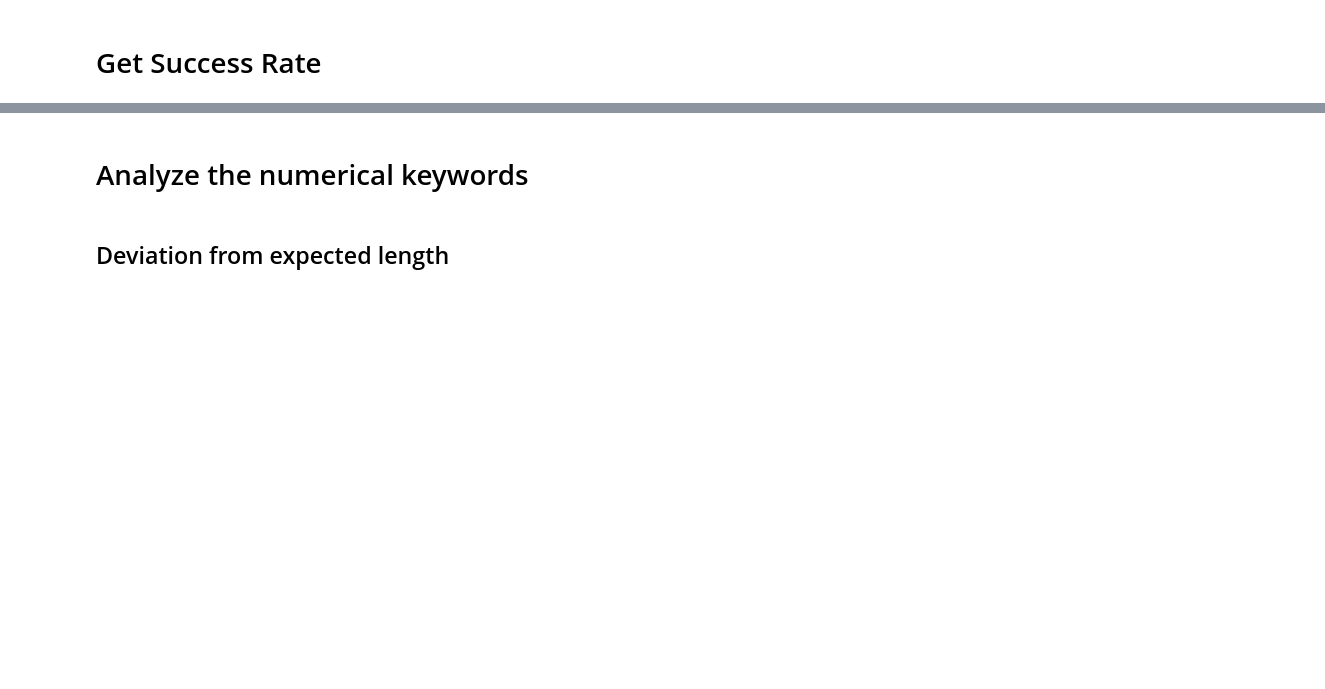
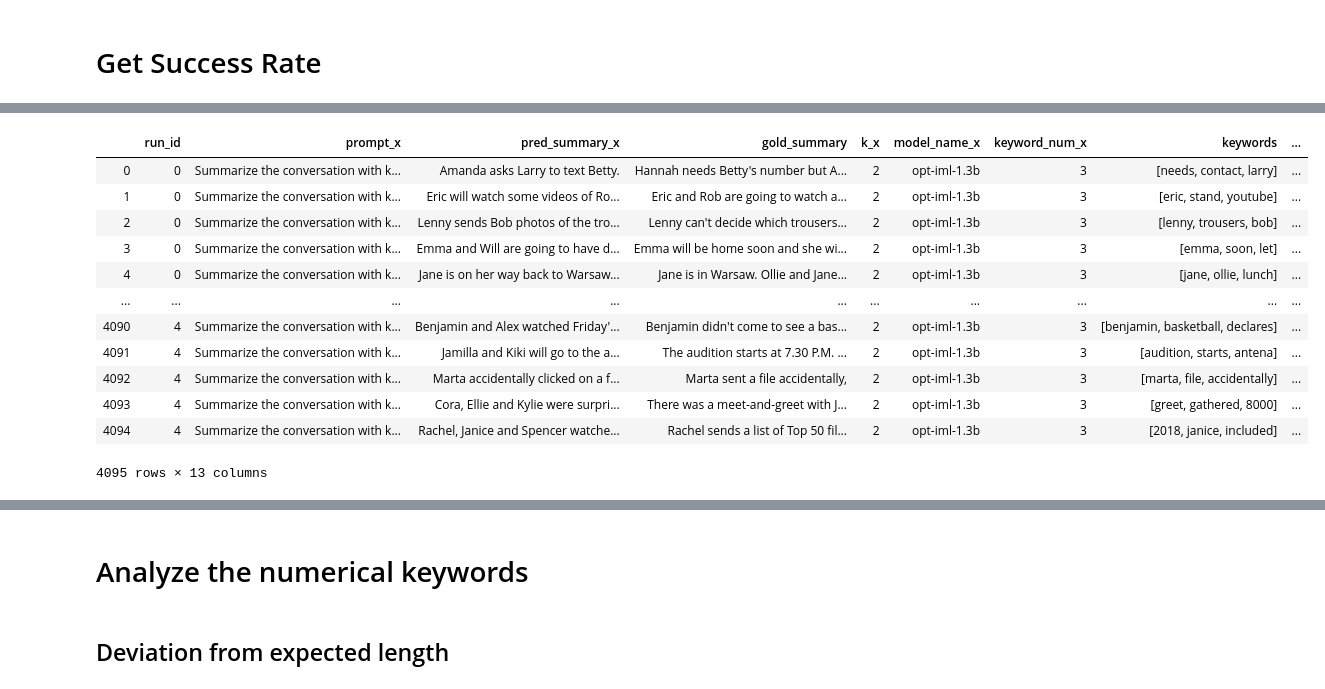
Before and after one commit to t170815518/control_dialogue_summarization_evaluation_benchmark, a Jupyter notebook: wandb.ipynb, the cells around one changed output, grey strips where cells are left out. Cells and saved outputs as stored; diff of their text form; code cells hidden in the pictures; blank space fills up the shorter version.

Commit message:
Add code to calculate success rate change

```diff
--- a/wandb.ipynb
+++ b/wandb.ipynb
@@ -381,7 +291,7 @@ def stem_sentence(sentence):
     # Join the stemmed words back into a sentence
     return stemmed_words
 # %%
-# get the success rate over runs
+# get the success rate over runs and save the keywords
 df = []
 missing_keywords2counts = defaultdict(lambda: 0)
 included_keywords2counts = defaultdict(lambda: 0)
@@ -394,9 +304,10 @@ for run_name, summaries in run2metric_table.items():
 
     summaries['keyword_num'] = summaries['keyword_num'].fillna(0)
     keyword_num = int(summaries['keyword_num'][0])
-    if keyword_num <= 0 or 'keywords' not in run_name:
-        continue
-    if 'nameReplace' in run_name or 'length' in run_name or 'replaceName' in run_name or 'randomLabel' in run_name or 'focus' in run_name:
+#     if keyword_num <= 0 or 'keywords' not in run_name:
+#         continue
+    if 'nameReplace' in run_name or 'length' in run_name or 'replaceName' in run_name or \
+        'randomLabel' in run_name or 'focus' in run_name or 'numeric' in run_name or 'keywords' in run_name:
         continue
 
     model_name = summaries['model_name'][0]
@@ -420,7 +331,7 @@ for run_name, summaries in run2metric_table.items():
                 start_i, end_i = re.search('\[.+\]', last_line).span()
                 keywords = [x.strip()[1:-1] for x in last_line[start_i+1:end_i-1].split(',')]
             except AttributeError:  # mt5 keywords are in different format
-                print('[debug] last_line = {}'.format(last_line))
+#                 print('[debug] last_line = {}'.format(last_line))
                 last_line = re.sub(r'<extra_id_\d+>', '',last_line)
                 last_line = last_line.split('Summary: ', maxsplit=1)[-1]
                 keywords = [x for x in last_line.split(' ') if len(x.strip()) >= 1]
@@ -526,0 +491,30 @@ df.groupby(['model_name']).std()
+# %%
+# calculate the original success rate
+keywords_summary_df['gold_summary'] = keywords_summary_df['gold_summary'].astype(str)
+direct_summary_df['gold_summary'] = direct_summary_df['gold_summary'].astype(str)
+merged_df = keywords_summary_df.merge(right=direct_summary_df,
+                        on=['gold_summary', 'run_id'],
+                         how='inner')
+
+keywords_num_total = 0
+included_keywords_num = 0
+
+missing_keywords2counts = defaultdict(lambda: 0)
+included_keywords2counts = defaultdict(lambda: 0)
+
+for _, row in merged_df.iterrows():
+    keywords = row['keywords']
+    # stem words
+    keywords = stem_sentence(keywords)
+    gold_summary = stem_sentence(row['pred_summary_y'])  # fixme: wrong name
+    # check if keywords are included
+    keywords_num_total += len(keywords)
+    for keyword in keywords:
+        if keyword in gold_summary:
+            included_keywords_num += 1
+            included_keywords2counts[keyword] += 1
+        else:
+            # print('[miss keywords] {} in sentence: {}'.format(keyword, gold_summary))
+            missing_keywords2counts[keyword] += 1
+print('Success rate = {}'.format(included_keywords_num / keywords_num_total))
+sorted([(k, v) for k, v in  missing_keywords2counts.items()], key=lambda x: x[1], reverse=True)[:50]
@@ -526,0 +540,16 @@ df.groupby(['model_name']).std()
+# %%
+merged_df
+# %% [output]
+|  | run_id | prompt_x | pred_summary_x | gold_summary | k_x | model_name_x | keyword_num_x | keywords | ... |
+| 0 | 0 | Summarize the conversation with k... | Amanda asks Larry to text Betty. | Hannah needs Betty's number but A... | 2 | opt-iml-1.3b | 3 | [needs, contact, larry] | ... |
+| 1 | 0 | Summarize the conversation with k... | Eric will watch some videos of Ro... | Eric and Rob are going to watch a... | 2 | opt-iml-1.3b | 3 | [eric, stand, youtube] | ... |
+| 2 | 0 | Summarize the conversation with k... | Lenny sends Bob photos of the tro... | Lenny can't decide which trousers... | 2 | opt-iml-1.3b | 3 | [lenny, trousers, bob] | ... |
+| 3 | 0 | Summarize the conversation with k... | Emma and Will are going to have d... | Emma will be home soon and she wi... | 2 | opt-iml-1.3b | 3 | [emma, soon, let] | ... |
+| 4 | 0 | Summarize the conversation with k... | Jane is on her way back to Warsaw... | Jane is in Warsaw. Ollie and Jane... | 2 | opt-iml-1.3b | 3 | [jane, ollie, lunch] | ... |
+| ... | ... | ... | ... | ... | ... | ... | ... | ... | ... |
+| 4090 | 4 | Summarize the conversation with k... | Benjamin and Alex watched Friday'... | Benjamin didn't come to see a bas... | 2 | opt-iml-1.3b | 3 | [benjamin, basketball, declares] | ... |
+| 4091 | 4 | Summarize the conversation with k... | Jamilla and Kiki will go to the a... | The audition starts at 7.30 P.M. ... | 2 | opt-iml-1.3b | 3 | [audition, starts, antena] | ... |
+| 4092 | 4 | Summarize the conversation with k... | Marta accidentally clicked on a f... | Marta sent a file accidentally, | 2 | opt-iml-1.3b | 3 | [marta, file, accidentally] | ... |
+| 4093 | 4 | Summarize the conversation with k... | Cora, Ellie and Kylie were surpri... | There was a meet-and-greet with J... | 2 | opt-iml-1.3b | 3 | [greet, gathered, 8000] | ... |
+| 4094 | 4 | Summarize the conversation with k... | Rachel, Janice and Spencer watche... | Rachel sends a list of Top 50 fil... | 2 | opt-iml-1.3b | 3 | [2018, janice, included] | ... |
+4095 rows × 13 columns
```
Also changed, not shown: parts of 25 cells of this notebook.
